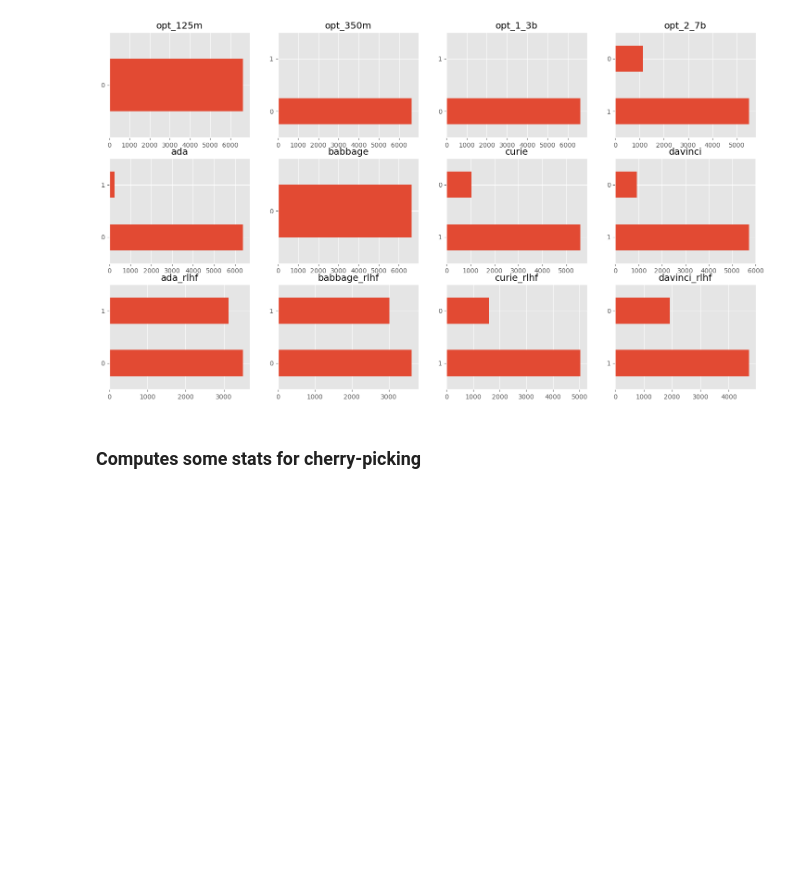
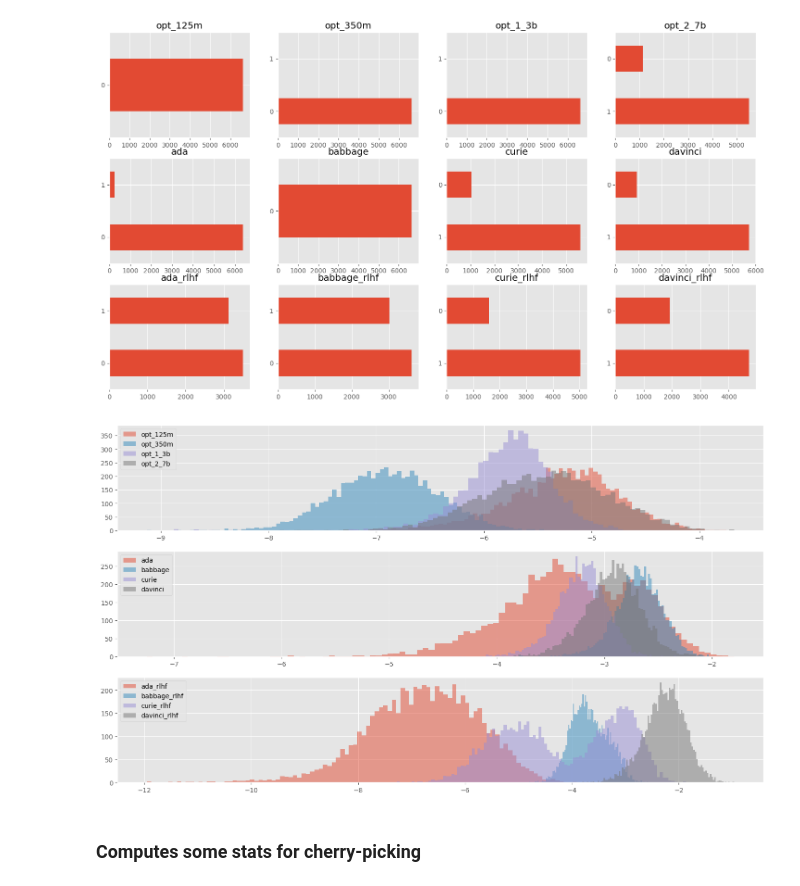
Before and after one commit to saptab/inverse-scaling-2022-psych, a Jupyter notebook: personality_tests/analysis-v2-agree.ipynb, the cells around one changed output. Drawn from its saved outputs; the diff is of its cells as text; code cells hidden in the pictures; blank space fills up the shorter version.

Commit message:
Add total_logprob histograms

```diff
--- a/personality_tests/analysis-v2-agree.ipynb
+++ b/personality_tests/analysis-v2-agree.ipynb
@@ -99,6 +99,8 @@ for model_name, path in CSV_MAP.items():
         df[f"prob_{model_name}_{i}"] = probs_mat[:, i]
         df[f"pred_{model_name}"] = probs_mat.argmax(axis=1)
 
+    df[f"total_logprob_{model_name}"] = cur_df.total_logprob
+
 df.columns.sort_values()
 # %% [output]
 Index(['Q_id', 'answer_index', 'baseline_acc', 'baseline_loss', 'binarized',
@@ -127,6 +135,20 @@ for i, model_list in enumerate([OPT_SIZES.keys(), GPT3_SIZES.keys(), GPT3_RLHF_S
         plt.title(model_name)
 # %% [output]
 [figure]
+# %%
+def plot_logprobs(df: pd.DataFrame):
+    plt.figure(figsize=(18, 10))
+    for i, models in enumerate((OPT_SIZES, GPT3_SIZES, GPT3_RLHF_SIZES)):
+        plt.subplot(3, 1, i + 1)
+        for model in models:
+            df[f"total_logprob_{model}"].hist(label=model, alpha=0.5, bins=100)
+
+        # Plot legend in top left corner
+        plt.legend(loc="upper left")
+
+plot_logprobs(df)
+# %% [output]
+[figure, added]
 # %% [markdown]
 ### Computes some stats for cherry-picking
 # %%
```
Also changed, not shown: parts of 3 cells of this notebook, 1 other file.
